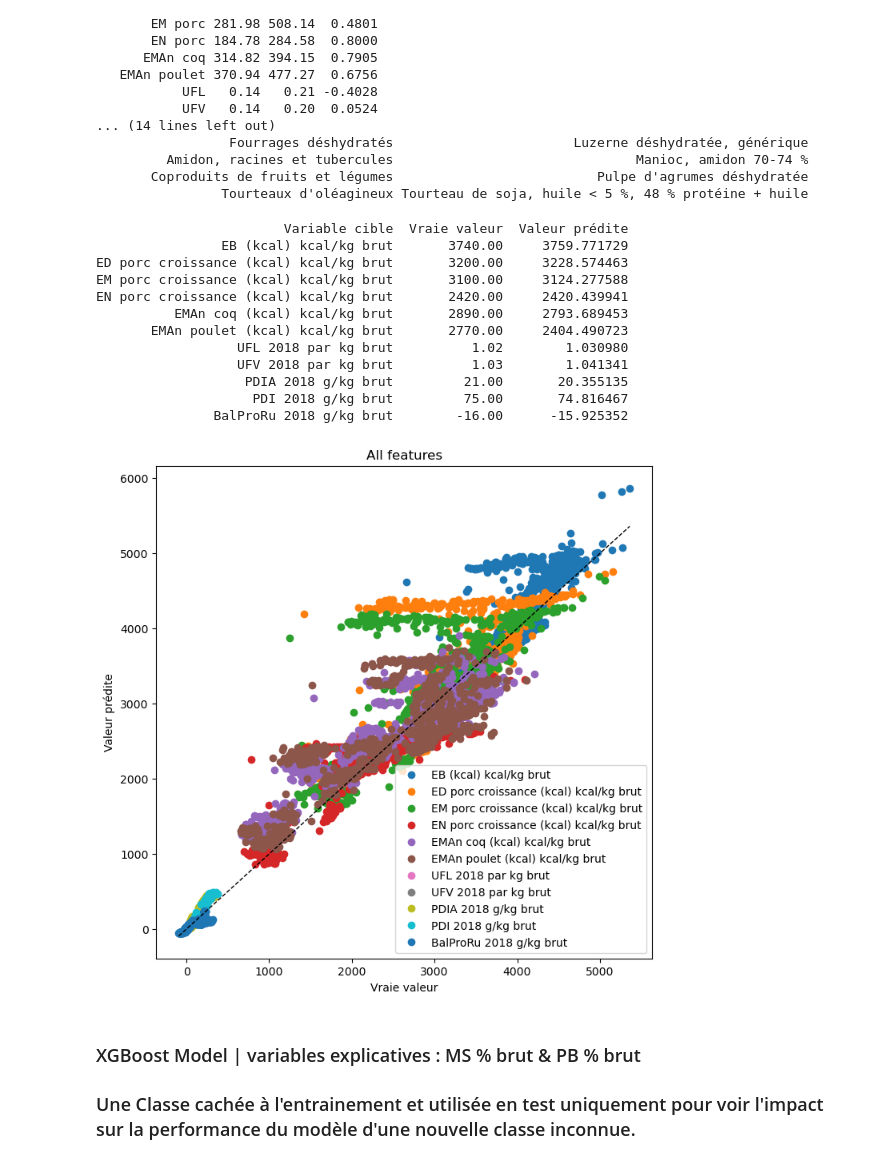
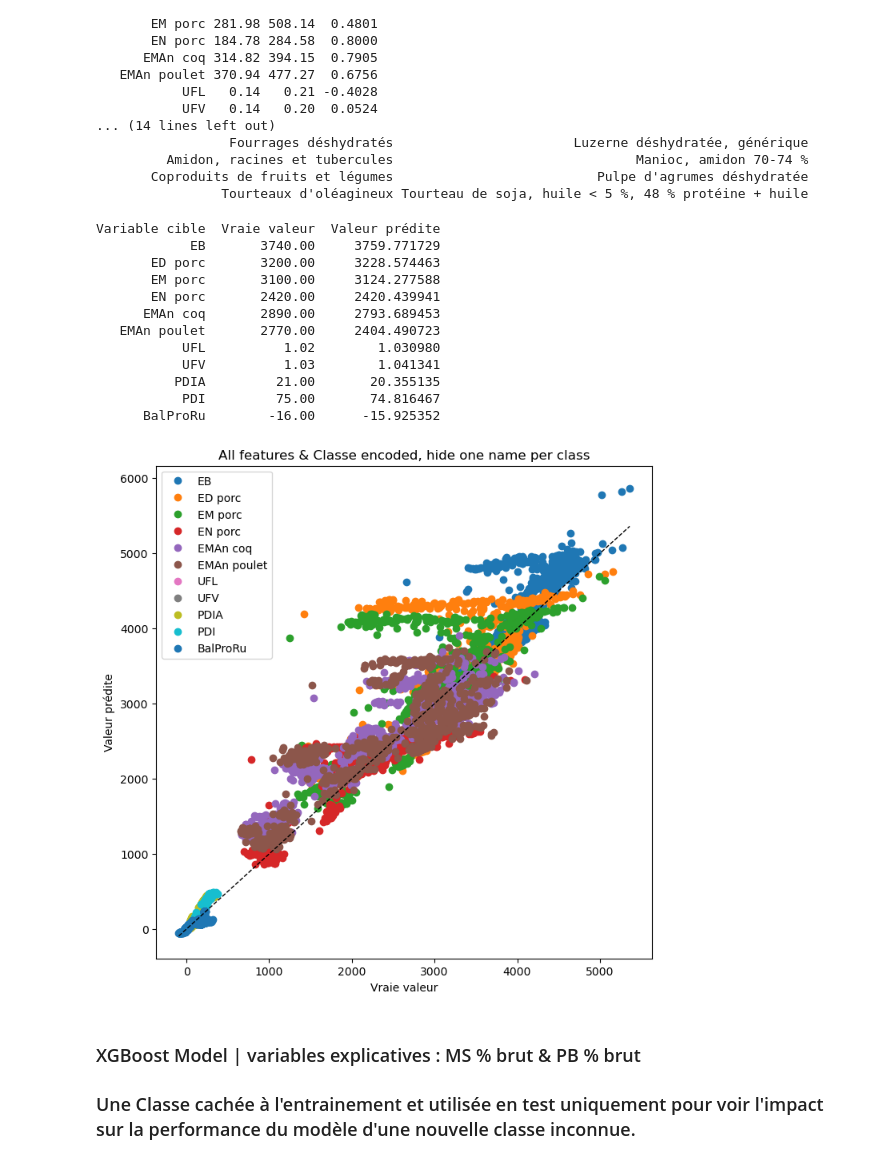
Before and after one commit to PJGouze/projet_fil_rouge, a Jupyter notebook: Regressor_Deux/test_preliminaire.ipynb, the cells around one changed output. Cells and saved outputs as stored; diff of their text form; code cells hidden in the pictures.

```diff
--- a/Regressor_Deux/test_preliminaire.ipynb
+++ b/Regressor_Deux/test_preliminaire.ipynb
@@ -257,7 +257,7 @@ def plot_pred_vs_true(models, X_test, y_test, vars_cibles, title=None, n=0):
     for target in vars_cibles:
         vraie = y_test.loc[idx, target]
         pred = models[target].predict(X_test.loc[[idx]])[0]
-        tab.append([target, vraie, pred])
+        tab.append([noms_simplifies[target], vraie, pred])
     df_exemple = pd.DataFrame(tab, columns=["Variable cible", "Vraie valeur", "Valeur prédite"])
     print(df_exemple.to_string(index=False))
 
@@ -265,7 +265,7 @@ def plot_pred_vs_true(models, X_test, y_test, vars_cibles, title=None, n=0):
     for target in vars_cibles:
         y_true = y_test[target]
         y_pred = models[target].predict(X_test)
-        plt.plot(y_true, y_pred, 'o', label=target)
+        plt.plot(y_true, y_pred, 'o', label=noms_simplifies[target])
     plt.plot([y_test.min().min(), y_test.max().max()],
              [y_test.min().min(), y_test.max().max()], 'k--', lw=1)
     plt.xlabel("Vraie valeur")
@@ -558,21 +558,21 @@ Variable cible    MAE   RMSE      R2
        Coproduits de fruits et légumes                          Pulpe d'agrumes déshydratée
                 Tourteaux d'oléagineux Tourteau de soja, huile < 5 %, 48 % protéine + huile
 # %%
-plot_pred_vs_true(models_hide_all_name_class, X_test_hide_all, y_test_hide_all, vars_cibles, title="All features", n=0)
+plot_pred_vs_true(models_hide_all_name_class, X_test_hide_all, y_test_hide_all, vars_cibles, title="All features & Classe encoded, hide one name per class", n=0)
 # %% [output]
-                        Variable cible  Vraie valeur  Valeur prédite
-                EB (kcal) kcal/kg brut       3740.00     3759.771729
-ED porc croissance (kcal) kcal/kg brut       3200.00     3228.574463
-EM porc croissance (kcal) kcal/kg brut       3100.00     3124.277588
-EN porc croissance (kcal) kcal/kg brut       2420.00     2420.439941
-          EMAn coq (kcal) kcal/kg brut       2890.00     2793.689453
-       EMAn poulet (kcal) kcal/kg brut       2770.00     2404.490723
-                  UFL 2018 par kg brut          1.02        1.030980
-                  UFV 2018 par kg brut          1.03        1.041341
-                   PDIA 2018 g/kg brut         21.00       20.355135
-                    PDI 2018 g/kg brut         75.00       74.816467
-               BalProRu 2018 g/kg brut        -16.00      -15.925352
+Variable cible  Vraie valeur  Valeur prédite
+            EB       3740.00     3759.771729
+       ED porc       3200.00     3228.574463
+       EM porc       3100.00     3124.277588
+       EN porc       2420.00     2420.439941
+      EMAn coq       2890.00     2793.689453
+   EMAn poulet       2770.00     2404.490723
+           UFL          1.02        1.030980
+           UFV          1.03        1.041341
+          PDIA         21.00       20.355135
+           PDI         75.00       74.816467
+      BalProRu        -16.00      -15.925352
-[figure, old version]
+[figure, new version]
 # %% [markdown]
 ### XGBoost Model | variables explicatives : MS % brut & PB % brut
 ### Une Classe cachée à l'entrainement et utilisée en test uniquement pour voir l'impact sur la performance du modèle d'une nouvelle classe inconnue.
```
Also changed, not shown: parts of 6 cells of this notebook.
